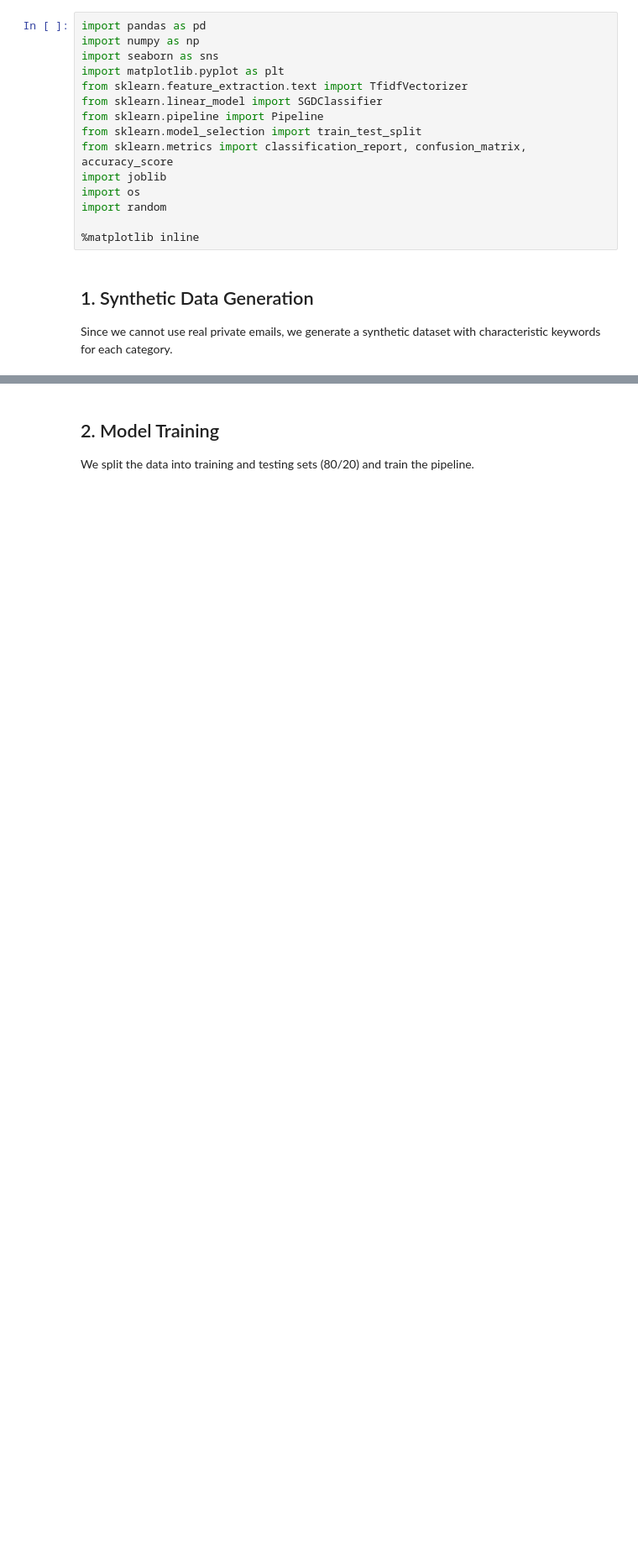
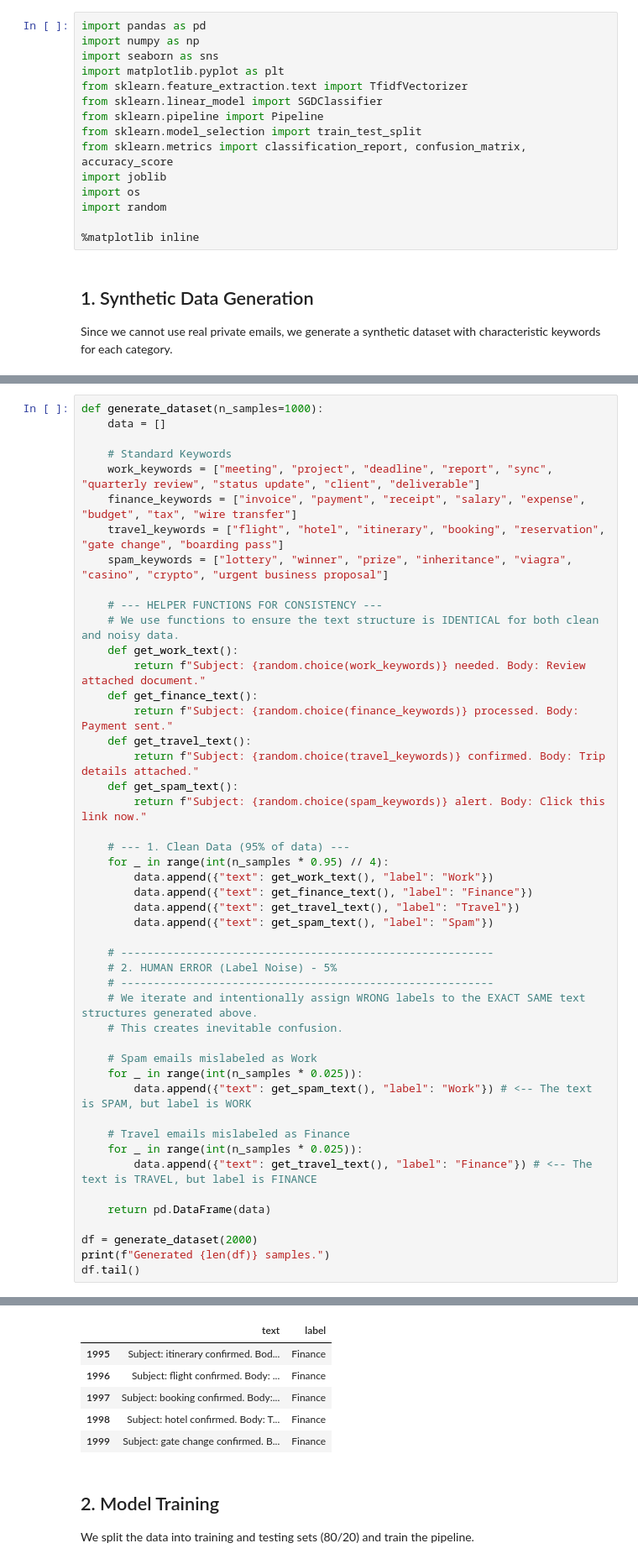
Before and after one commit to sharkgitz/eboxai, a Jupyter notebook: backend/training/model_training.ipynb, the cells around one changed output, grey strips where cells are left out. Shown at 84% size. Saved outputs shown, nothing was run; the diff lists cells and outputs as text; blank space fills up the shorter version.

```diff
--- a/backend/training/model_training.ipynb
+++ b/backend/training/model_training.ipynb
@@ -76,0 +28,48 @@ Generated 1000 samples.
+# %%
+def generate_dataset(n_samples=1000):
+    data = []
+
+    # Standard Keywords
+    work_keywords = ["meeting", "project", "deadline", "report", "sync", "quarterly review", "status update", "client", "deliverable"]
+    finance_keywords = ["invoice", "payment", "receipt", "salary", "expense", "budget", "tax", "wire transfer"]
+    travel_keywords = ["flight", "hotel", "itinerary", "booking", "reservation", "gate change", "boarding pass"]
+    spam_keywords = ["lottery", "winner", "prize", "inheritance", "viagra", "casino", "crypto", "urgent business proposal"]
+
+    # --- HELPER FUNCTIONS FOR CONSISTENCY ---
+    # We use functions to ensure the text structure is IDENTICAL for both clean and noisy data.
+    def get_work_text():
+        return f"Subject: {random.choice(work_keywords)} needed. Body: Review attached document."
+    def get_finance_text():
+        return f"Subject: {random.choice(finance_keywords)} processed. Body: Payment sent."
+    def get_travel_text():
+        return f"Subject: {random.choice(travel_keywords)} confirmed. Body: Trip details attached."
+    def get_spam_text():
+        return f"Subject: {random.choice(spam_keywords)} alert. Body: Click this link now."
+
+    # --- 1. Clean Data (95% of data) ---
+    for _ in range(int(n_samples * 0.95) // 4):
+        data.append({"text": get_work_text(), "label": "Work"})
+        data.append({"text": get_finance_text(), "label": "Finance"})
+        data.append({"text": get_travel_text(), "label": "Travel"})
+        data.append({"text": get_spam_text(), "label": "Spam"})
+
+    # ---------------------------------------------------------
+    # 2. HUMAN ERROR (Label Noise) - 5%
+    # ---------------------------------------------------------
+    # We iterate and intentionally assign WRONG labels to the EXACT SAME text structures generated above.
+    # This creates inevitable confusion.
+
+    # Spam emails mislabeled as Work
+    for _ in range(int(n_samples * 0.025)):
+        data.append({"text": get_spam_text(), "label": "Work"}) # <-- The text is SPAM, but label is WORK
+
+    # Travel emails mislabeled as Finance
+    for _ in range(int(n_samples * 0.025)):
+        data.append({"text": get_travel_text(), "label": "Finance"}) # <-- The text is TRAVEL, but label is FINANCE
+
+    return pd.DataFrame(data)
+
+df = generate_dataset(2000)
+print(f"Generated {len(df)} samples.")
+df.tail()
+# %% [output]
@@ -77,3 +77,9 @@ Generated 1000 samples.
+|  | text | label |
+| 1995 | Subject: itinerary confirmed. Bod... | Finance |
+| 1996 | Subject: flight confirmed. Body: ... | Finance |
+| 1997 | Subject: booking confirmed. Body:... | Finance |
+| 1998 | Subject: hotel confirmed. Body: T... | Finance |
+| 1999 | Subject: gate change confirmed. B... | Finance |
 # %% [markdown]
 ## 2. Model Training
 We split the data into training and testing sets (80/20) and train the pipeline.
```
Also changed, not shown: parts of 4 cells of this notebook, 5 other files.
